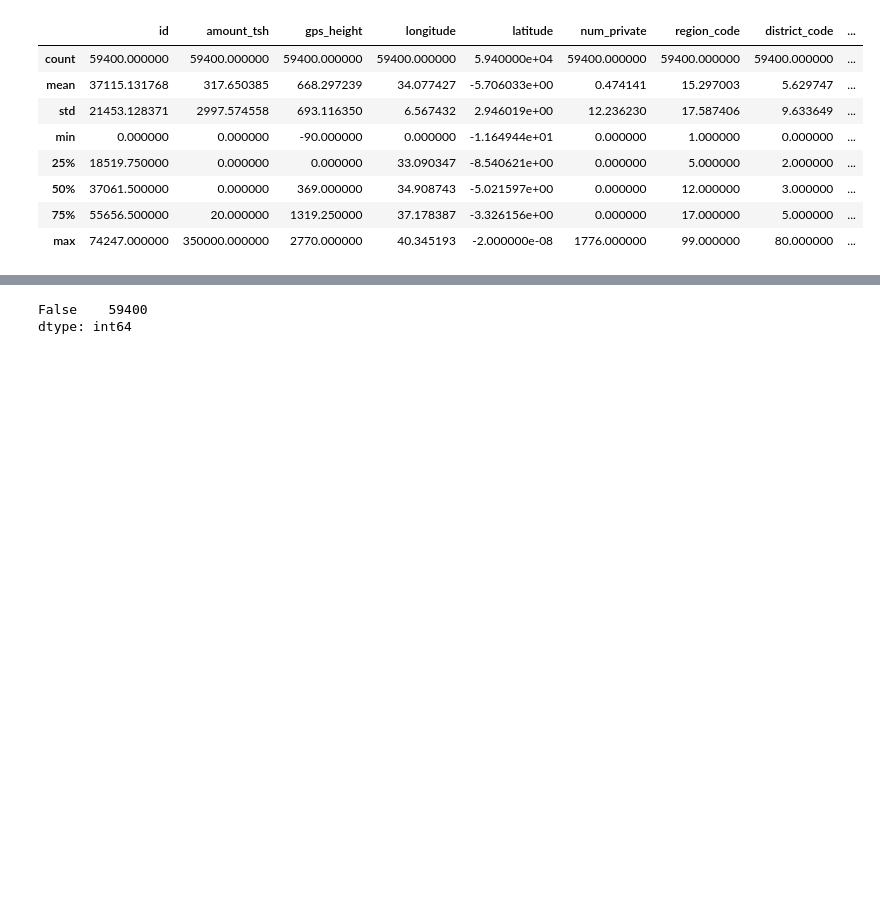
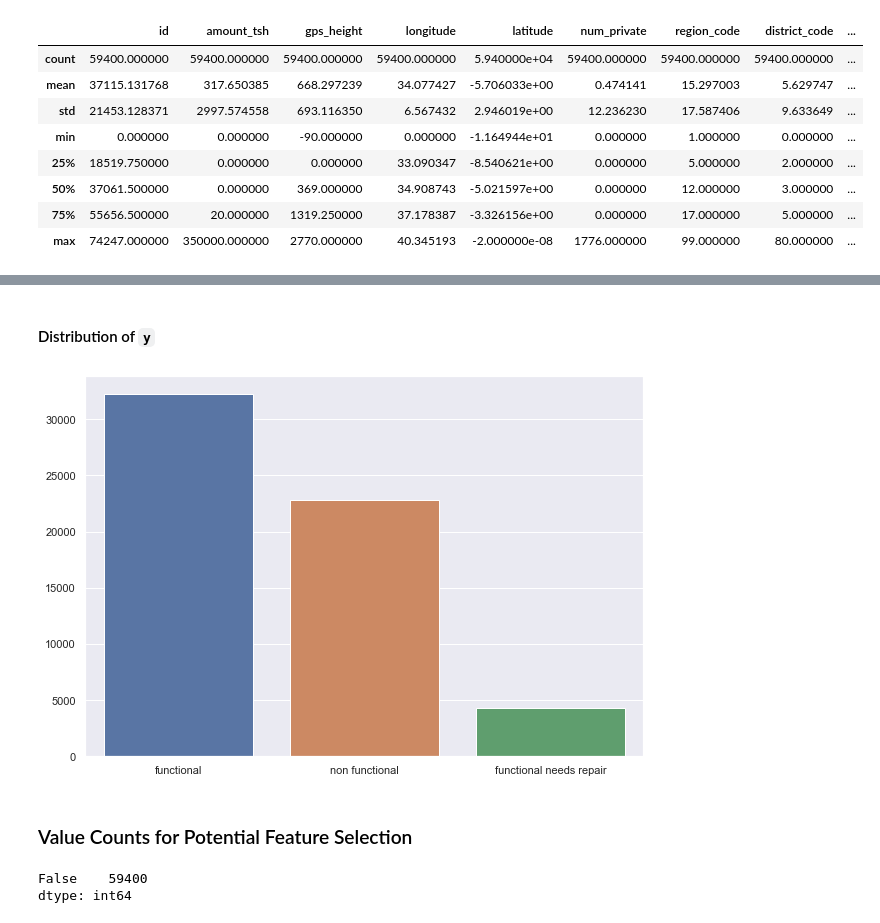
Before and after one commit to toastdeini/Waterpoint-functionality-in-Tanzania, a Jupyter notebook: Exploratory_Analysis_and_Cleaning.ipynb, the cells around one changed output, grey strips where cells are left out. Drawn from its saved outputs; the diff is of its cells as text; code cells hidden in the pictures; blank space fills up the shorter version.

```diff
--- a/Exploratory_Analysis_and_Cleaning.ipynb
+++ b/Exploratory_Analysis_and_Cleaning.ipynb
@@ -41,18 +41,18 @@ pd.set_option('display.max_columns', None)
 ### Initial Data Cleaning and Comprehension
 # %%
 # Importing training data
-df_train_val = pd.read_csv('data/training_set_values.csv')
+train_val = pd.read_csv('data/training_set_values.csv')
 
 # Only using `status_group` column from label set, to
 # avoid duplicating `id` column
-df_train_label = pd.read_csv('data/training_set_labels.csv',
+train_label = pd.read_csv('data/training_set_labels.csv',
                              usecols = ['status_group'])
 
 
-df_test = pd.read_csv('data/test_set_values.csv')
+# Test set - not to be used until models have been trained,
+# internally validated, etc.
+test_df = pd.read_csv('data/test_set_values.csv')
 # %%
 # Concatenating separate .csv files
-df_train = pd.concat(objs = [df_train_val, df_train_label],
-                     axis = 1)
-
-df_train.head();
+df = pd.concat(objs = [train_val, train_label],
+               axis = 1)
@@ -108 +127,13 @@ Name: status_group, dtype: int64
+# %% [markdown]
+#### Distribution of `y`
+# %%
+plt.figure(figsize=(10,7))
+
+sns.set_theme()
+sns.barplot(x = df.status_group.value_counts().index,
+            y = df.status_group.value_counts().values);
+# %% [output]
+[figure, added]
+# %% [markdown]
+### Value Counts for Potential Feature Selection
 # %%
```
Also changed, not shown: parts of 36 cells of this notebook.
